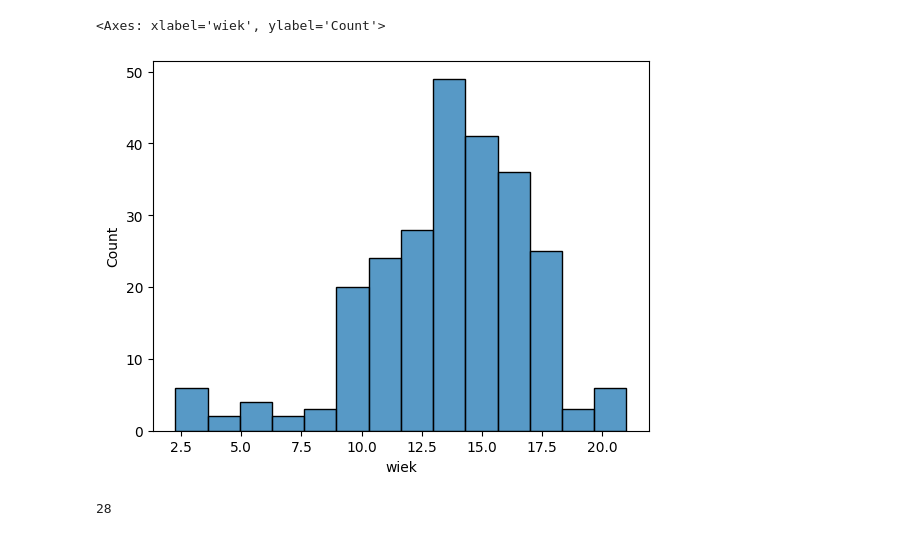
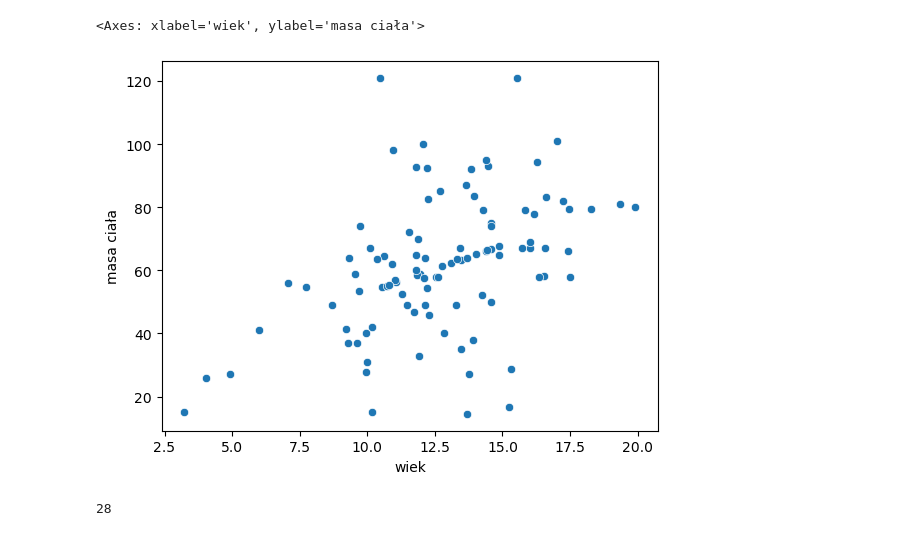
Before and after one commit to jakubpludowski/NAFLD-classifier, a Jupyter notebook: data_loader.ipynb, the cells around one changed output. Drawn from its saved outputs; the diff is of its cells as text; code cells hidden in the pictures.

```diff
--- a/data_loader.ipynb
+++ b/data_loader.ipynb
@@ -35,5 +19,9 @@ for i, row in dataset.iterrows():
         dataset.at[i,'rozpoznanie'] = 's'
     elif label == 'S':
         dataset.at[i,'rozpoznanie'] = 's'
+# %%
+sick = dataset[(dataset['rozpoznanie']=='s')]
+obese = dataset[(dataset['rozpoznanie']=='o')]
+healthy = dataset[(dataset['rozpoznanie']=='k')]
 # %%
 #For rows where there is no age or weight, put random age generated from normal distribution with mean age and standard deviation of age
@@ -52,8 +122,8 @@ nr_of_both_nan
 # %%
-sns.histplot(data=dataset, x='wiek')
+sns.scatterplot(data=sick, x='wiek', y='masa ciała')
 # %% [output]
-<Axes: xlabel='wiek', ylabel='Count'>
+<Axes: xlabel='wiek', ylabel='masa ciała'>
-[figure, old version]
+[figure, new version]
 # %%
 #Count no-age
 nr_of_no_age = 0
```
Also changed, not shown: parts of 6 cells of this notebook.
